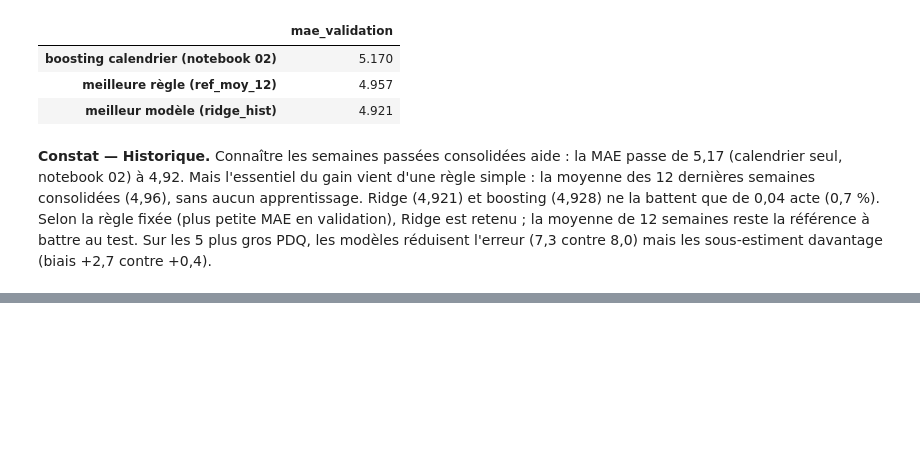
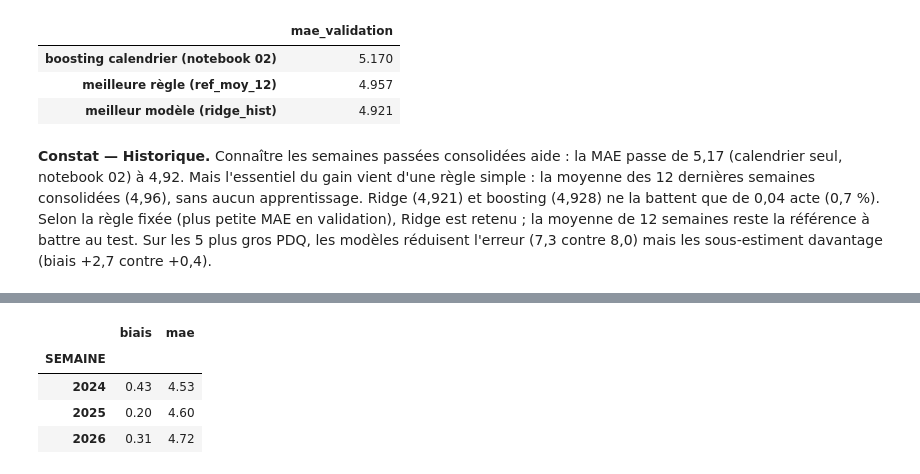
Before and after one commit to mirecloud/criminal-work, a Jupyter notebook: notebooks/03_historique.ipynb, the cells around one changed output, grey strips where cells are left out. Drawn from its saved outputs; the diff is of its cells as text; code cells hidden in the pictures; blank space fills up the shorter version.

```diff
--- a/notebooks/03_historique.ipynb
+++ b/notebooks/03_historique.ipynb
@@ -260,0 +299,11 @@ Sur les 5 plus gros PDQ, les modèles réduisent l'erreur (7,3 contre 8,0) mais
+# %%
+diag = test.copy()
+diag["erreur"] = diag["y"] - m.predict(diag[list(m.feature_names_in_)])
+par_annee_test = diag.groupby(diag["SEMAINE"].dt.year)["erreur"].agg(biais="mean", mae=lambda e: e.abs().mean())
+par_annee_test.round(2)
+# %% [output]
+|  | biais | mae |
+| SEMAINE |  |  |
+| 2024 | 0.43 | 4.53 |
+| 2025 | 0.20 | 4.60 |
+| 2026 | 0.31 | 4.72 |
```
Also changed, not shown: parts of 9 cells of this notebook.
